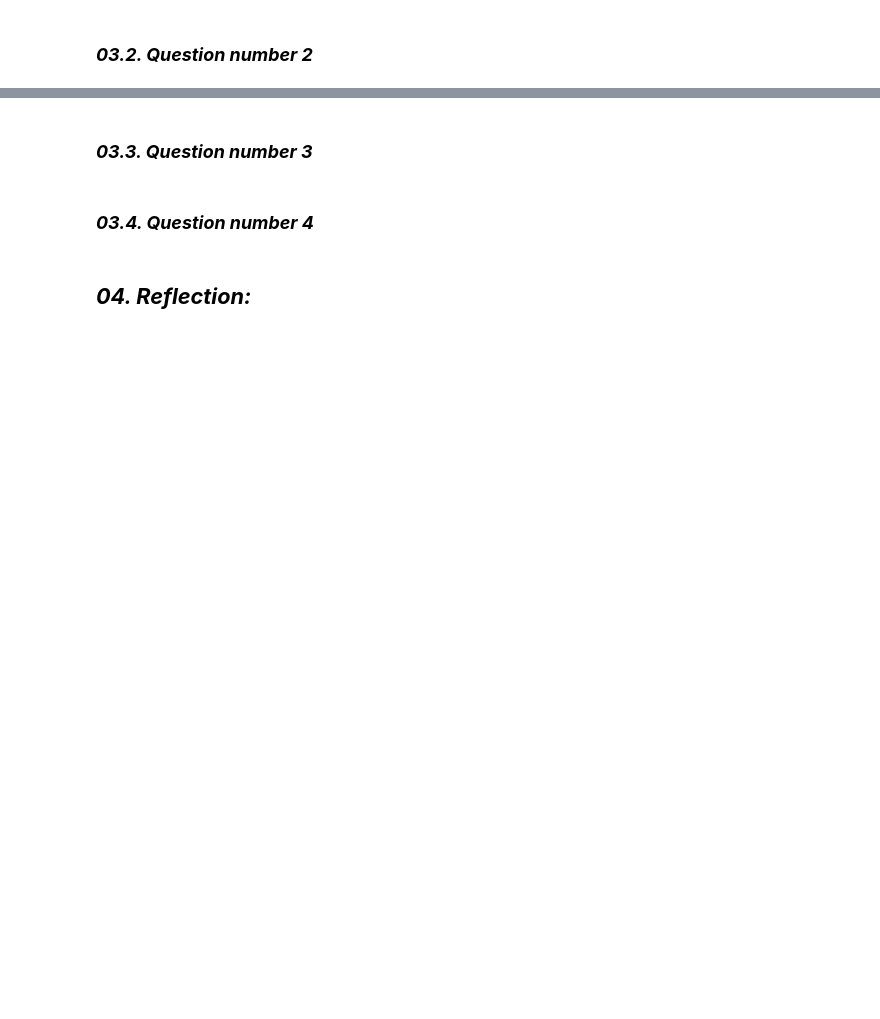
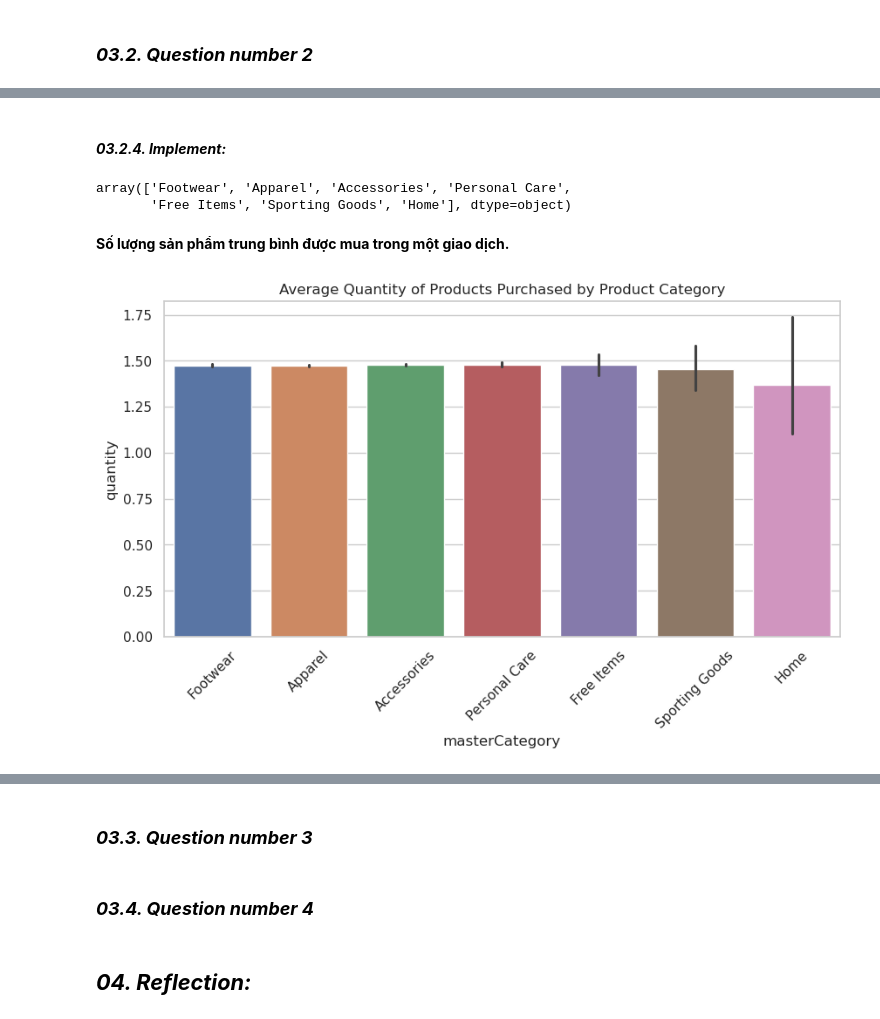
Before and after one commit to thanhanphan17/fashion-campus-dataset-analysis, a Jupyter notebook: [03]-Asking-Questions-and-Analyzing.ipynb, the cells around one changed output, grey strips where cells are left out. Saved outputs shown, nothing was run; the diff lists cells and outputs as text; code cells hidden in the pictures; blank space fills up the shorter version.

```diff
--- a/[03]-Asking-Questions-and-Analyzing.ipynb
+++ b/[03]-Asking-Questions-and-Analyzing.ipynb
@@ -214,0 +251,19 @@ Passing `palette` without assigning `hue` is deprecated and will be removed in v
+# %% [markdown]
+#### **_03.2.4. Implement:_**
+# %%
+df_transaction_cus_prod['masterCategory'].unique()
+# %% [output]
+array(['Footwear', 'Apparel', 'Accessories', 'Personal Care',
+       'Free Items', 'Sporting Goods', 'Home'], dtype=object)
+# %% [markdown]
+**Số lượng sản phẩm trung bình được mua trong một giao dịch.**
+# %%
+df_trans_cate = df_transaction.merge(df_product[['product_id' , 'masterCategory']] , how = 'left' , on = 'product_id')
+# %%
+plt.figure(figsize=(10, 5))
+sns.barplot(data=df_trans_cate, x='masterCategory', y='quantity', hue="masterCategory")
+plt.title('Average Quantity of Products Purchased by Product Category')
+plt.xticks(rotation=45)
+plt.show()
+# %% [output]
+[figure, added]
```
Also changed, not shown: parts of 20 cells of this notebook, 1 other file.
